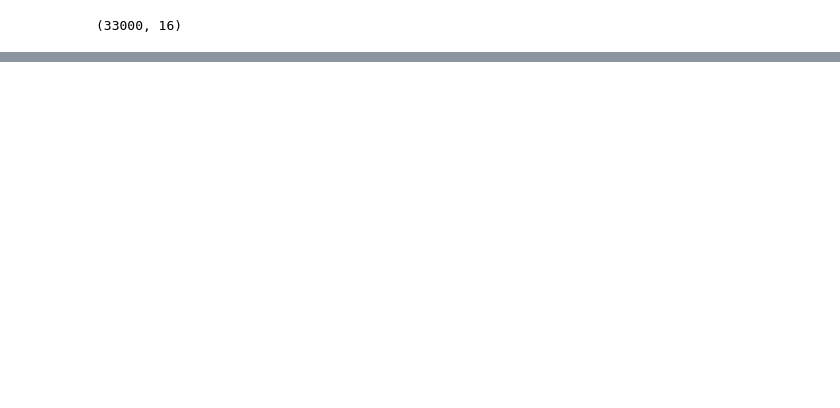
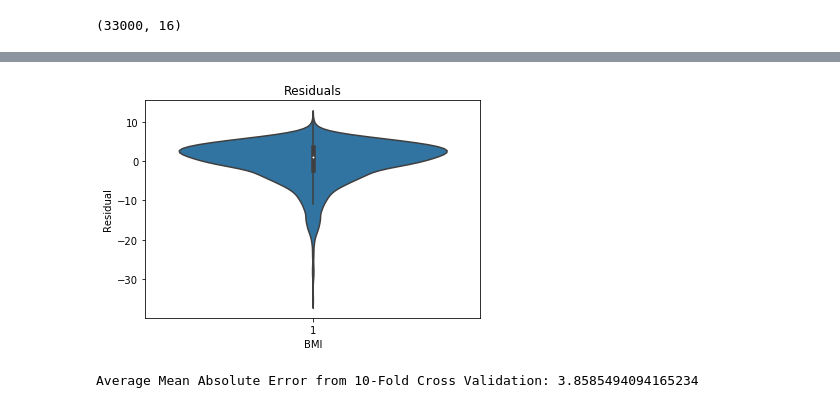
Before and after one commit to Wonghopper/Wonghopper.github.io, a Jupyter notebook: Final_Project.ipynb, the cells around one changed output, grey strips where cells are left out. Saved outputs shown, nothing was run; the diff lists cells and outputs as text; code cells hidden in the pictures; blank space fills up the shorter version.

```diff
--- a/Final_Project.ipynb
+++ b/Final_Project.ipynb
@@ -162,0 +170,23 @@ Root Mean Squared Error: 5.28867411606456
+# %%
+bx = sns.violinplot(y='Error',x='val',data=res)
+bx.set_title('Residuals')
+bx.set_xlabel('BMI')
+bx.set_ylabel('Residual')
+plt.show()
+# %% [output]
+[figure, added]
+# %%
+df_x = df_2017[['veg','fru','soda','milk','brk','act7']]
+df_y = df_2017[['bmi']]
+reg = LinearRegression()
+cv = KFold(n_splits=10, shuffle=False)
+res = []
+for train_index, test_index in cv.split(df_x):
+    x_train, x_test = df_x[df_x.index.isin(train_index)], df_x[df_x.index.isin(test_index)]
+    y_train, y_test = df_y[df_y.index.isin(train_index)], df_y[df_y.index.isin(test_index)]
+    reg.fit(x_train, y_train)
+    y_pred = reg.predict(x_test)
+    res.append(metrics.mean_absolute_error(y_test, y_pred))
+print('Average Mean Absolute Error from 10-Fold Cross Validation:',np.mean(res))
+# %% [output]
+Average Mean Absolute Error from 10-Fold Cross Validation: 3.8585494094165234
```
Also changed, not shown: parts of 8 cells of this notebook.
